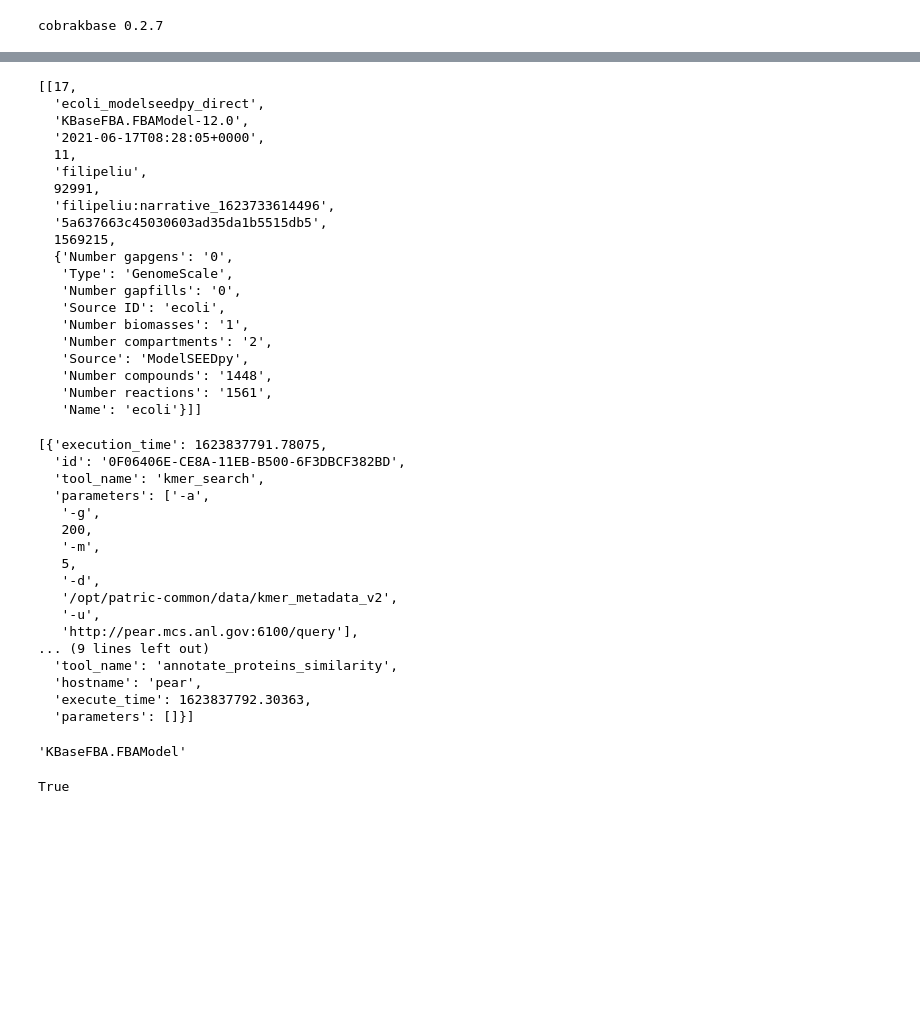
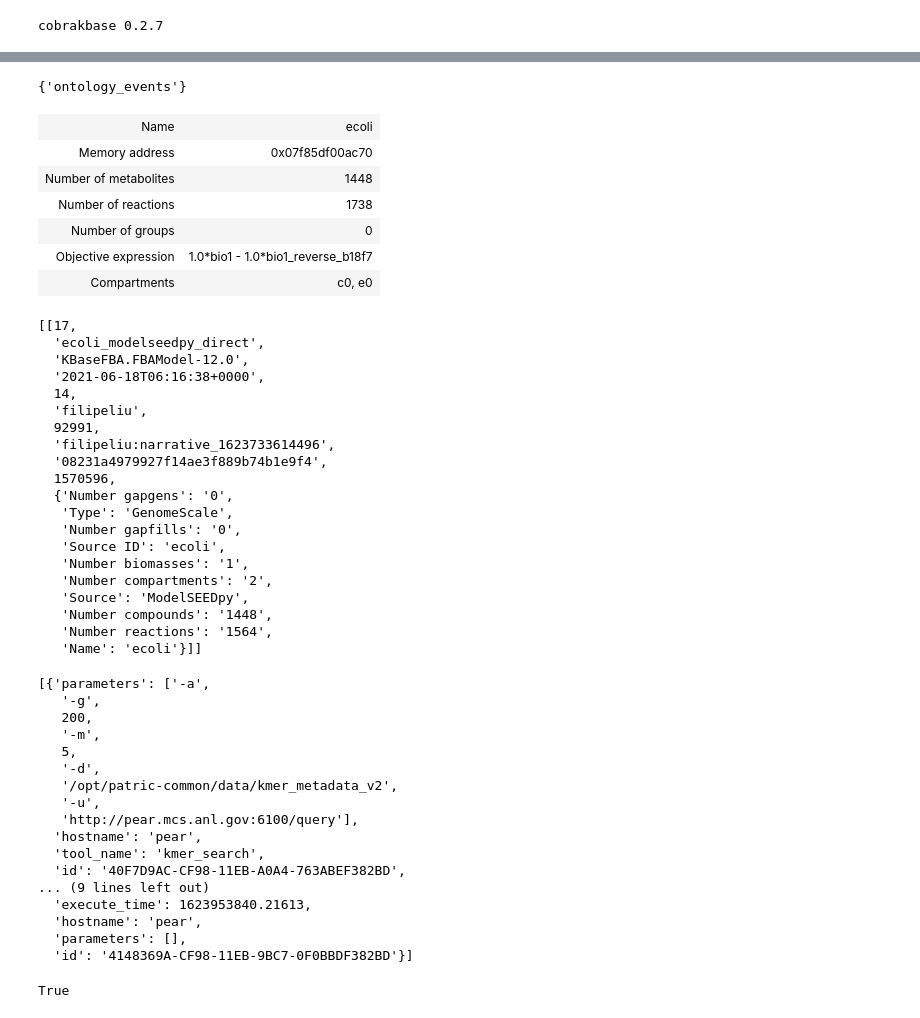
Before and after one commit to Fxe/cobrakbase, a Jupyter notebook: examples/CobraKBase/cobra_model_to_kbase.ipynb, the cells around one changed output, grey strips where cells are left out. Drawn from its saved outputs; the diff is of its cells as text; code cells hidden in the pictures; blank space fills up the shorter version.

Commit message:
genome fix

```diff
--- a/examples/CobraKBase/cobra_model_to_kbase.ipynb
+++ b/examples/CobraKBase/cobra_model_to_kbase.ipynb
@@ -8,3 +10,11 @@ cobrakbase 0.2.7
 # %%
 kbase = cobrakbase.KBaseAPI()
 ws = 'filipeliu:narrative_1623733614496'
+# %%
+info = kbase.get_object_info_from_ref('78503/2948/1')
+# %%
+genome_json = kbase.get_object(info.id, info.workspace_id)
+# %%
+from cobrakbase.core import KBaseGenome
+import copy
+genome = KBaseGenome(copy.deepcopy(genome_json), info)
@@ -11,3 +99,7 @@ ws = 'filipeliu:narrative_1623733614496'
+# %%
+ggg.exclude_dict
+# %% [output]
+{'ontology_events'}
 # %%
 #genome = kbase.get_from_ws('ecoli_genome', ws)
 from cobrakbase.core.kbasegenomesgenome import KBaseGenome
@@ -28,16 +120,26 @@ model_modelseed = modelseedpy.MSBuilder.build_metabolic_model('ecoli', genome, t
+# %%
+model_modelseed
+# %% [output]
+| Name | ecoli |
+| Memory address | 0x07f85df00ac70 |
+| Number of metabolites | 1448 |
+| Number of reactions | 1738 |
+| Number of groups | 0 |
+| Objective expression | 1.0*bio1 - 1.0*bio1_reverse_b18f7 |
+| Compartments | c0, e0 |
 # %%
 kbase.save_object('ecoli_modelseedpy_direct', 'filipeliu:narrative_1623733614496', 'KBaseFBA.FBAModel', model_modelseed)
 # %% [output]
 [[17,
   'ecoli_modelseedpy_direct',
   'KBaseFBA.FBAModel-12.0',
-  '2021-06-17T08:28:05+0000',
-  11,
+  '2021-06-18T06:16:38+0000',
+  14,
   'filipeliu',
   92991,
   'filipeliu:narrative_1623733614496',
-  '5a637663c45030603ad35da1b5515db5',
-  1569215,
+  '08231a4979927f14ae3f889b74b1e9f4',
+  1570596,
   {'Number gapgens': '0',
    'Type': 'GenomeScale',
    'Number gapfills': '0',
@@ -46,17 +148,14 @@ kbase.save_object('ecoli_modelseedpy_direct', 'filipeliu:narrative_1623733614496
    'Number compartments': '2',
    'Source': 'ModelSEEDpy',
    'Number compounds': '1448',
-   'Number reactions': '1561',
+   'Number reactions': '1564',
    'Name': 'ecoli'}]]
 # %%
 rast = modelseedpy.RastClient()
 # %%
 rast.annotate_genome(genome)
 # %% [output]
-[{'execution_time': 1623837791.78075,
-  'id': '0F06406E-CE8A-11EB-B500-6F3DBCF382BD',
-  'tool_name': 'kmer_search',
-  'parameters': ['-a',
+[{'parameters': ['-a',
    '-g',
    200,
    '-m',
@@ -65,15 +164,14 @@ rast.annotate_genome(genome)
    '/opt/patric-common/data/kmer_metadata_v2',
    '-u',
    'http://pear.mcs.anl.gov:6100/query'],
+  'hostname': 'pear',
+  'tool_name': 'kmer_search',
+  'id': '40F7D9AC-CF98-11EB-A0A4-763ABEF382BD',
 ... (9 lines left out)
-  'tool_name': 'annotate_proteins_similarity',
+  'execute_time': 1623953840.21613,
   'hostname': 'pear',
-  'execute_time': 1623837792.30363,
-  'parameters': []}]
+  'parameters': [],
+  'id': '4148369A-CF98-11EB-9BC7-0F0BBDF382BD'}]
-# %%
-model_kbase.info.type
-# %% [output]
-'KBaseFBA.FBAModel'
 # %%
 model_kbase_json = kbase.get_object('ecoli_model', ws)
 # %%
```
Also changed, not shown: parts of 47 cells of this notebook, 10 other files.
